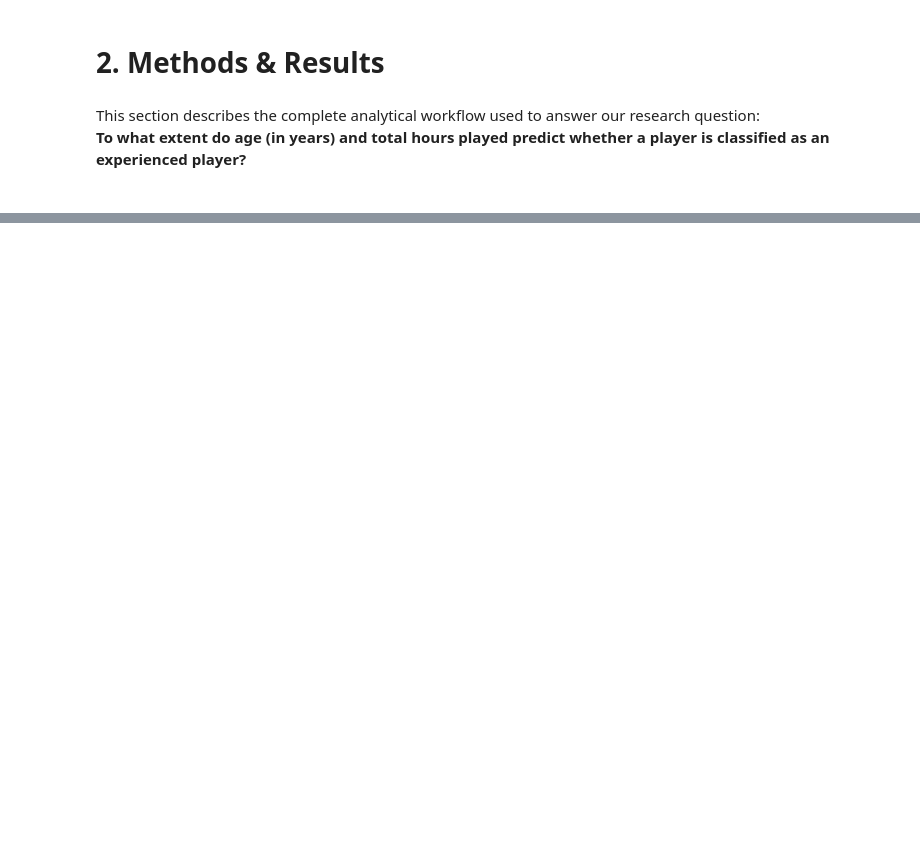
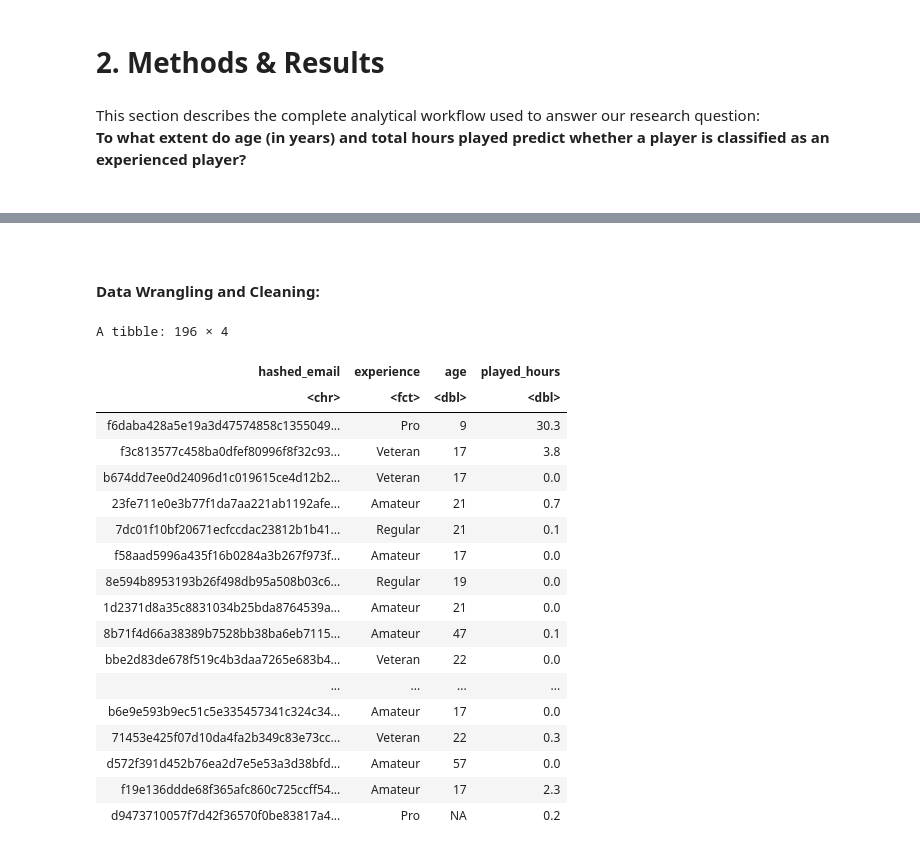
Before and after one commit to gaida123/dsci-100-008-group-6, a Jupyter notebook: DSCI 100 Group Project Methods & Results.ipynb, the cells around one changed output, grey strips where cells are left out. Saved outputs shown, nothing was run; the diff lists cells and outputs as text; code cells hidden in the pictures; blank space fills up the shorter version.

Commit message:
Data Wrangling and Cleaning
Players.csv file was used for data wrangling and cleaning.

```diff
--- a/DSCI 100 Group Project Methods & Results.ipynb
+++ b/DSCI 100 Group Project Methods & Results.ipynb
@@ -56,3 +56,34 @@ A tibble: 6 × 5
 | bfce39c89d6549f2bb94d8064d3ce69dc... | 25/07/2024 03:22 | 25/07/2024 03:58 | 1.72188e+12 | 1.72188e+12 |
 | 36d9cbb4c6bc0c1a6911436d2da0d09ec... | 25/05/2024 16:01 | 25/05/2024 16:12 | 1.71665e+12 | 1.71665e+12 |
 | bfce39c89d6549f2bb94d8064d3ce69dc... | 23/06/2024 15:08 | 23/06/2024 17:10 | 1.71916e+12 | 1.71916e+12 |
+# %% [markdown]
+<br>
+# %% [markdown]
+**Data Wrangling and Cleaning:**
+# %%
+data <- players |>
+  select(hashed_email, experience, age, played_hours) |>
+  mutate(
+    experience = factor(experience),
+    played_hours = replace_na(played_hours, 0))
+data
+# %% [output]
+A tibble: 196 × 4
+| hashed_email | experience | age | played_hours |
+| <chr> | <fct> | <dbl> | <dbl> |
+| f6daba428a5e19a3d47574858c1355049... | Pro | 9 | 30.3 |
+| f3c813577c458ba0dfef80996f8f32c93... | Veteran | 17 | 3.8 |
+| b674dd7ee0d24096d1c019615ce4d12b2... | Veteran | 17 | 0.0 |
+| 23fe711e0e3b77f1da7aa221ab1192afe... | Amateur | 21 | 0.7 |
+| 7dc01f10bf20671ecfccdac23812b1b41... | Regular | 21 | 0.1 |
+| f58aad5996a435f16b0284a3b267f973f... | Amateur | 17 | 0.0 |
+| 8e594b8953193b26f498db95a508b03c6... | Regular | 19 | 0.0 |
+| 1d2371d8a35c8831034b25bda8764539a... | Amateur | 21 | 0.0 |
+| 8b71f4d66a38389b7528bb38ba6eb7115... | Amateur | 47 | 0.1 |
+| bbe2d83de678f519c4b3daa7265e683b4... | Veteran | 22 | 0.0 |
+| ... | ... | ... | ... |
+| b6e9e593b9ec51c5e335457341c324c34... | Amateur | 17 | 0.0 |
+| 71453e425f07d10da4fa2b349c83e73cc... | Veteran | 22 | 0.3 |
+| d572f391d452b76ea2d7e5e53a3d38bfd... | Amateur | 57 | 0.0 |
+| f19e136ddde68f365afc860c725ccff54... | Amateur | 17 | 2.3 |
+| d9473710057f7d42f36570f0be83817a4... | Pro | NA | 0.2 |
```
Also changed, not shown: parts of 2 cells of this notebook.
